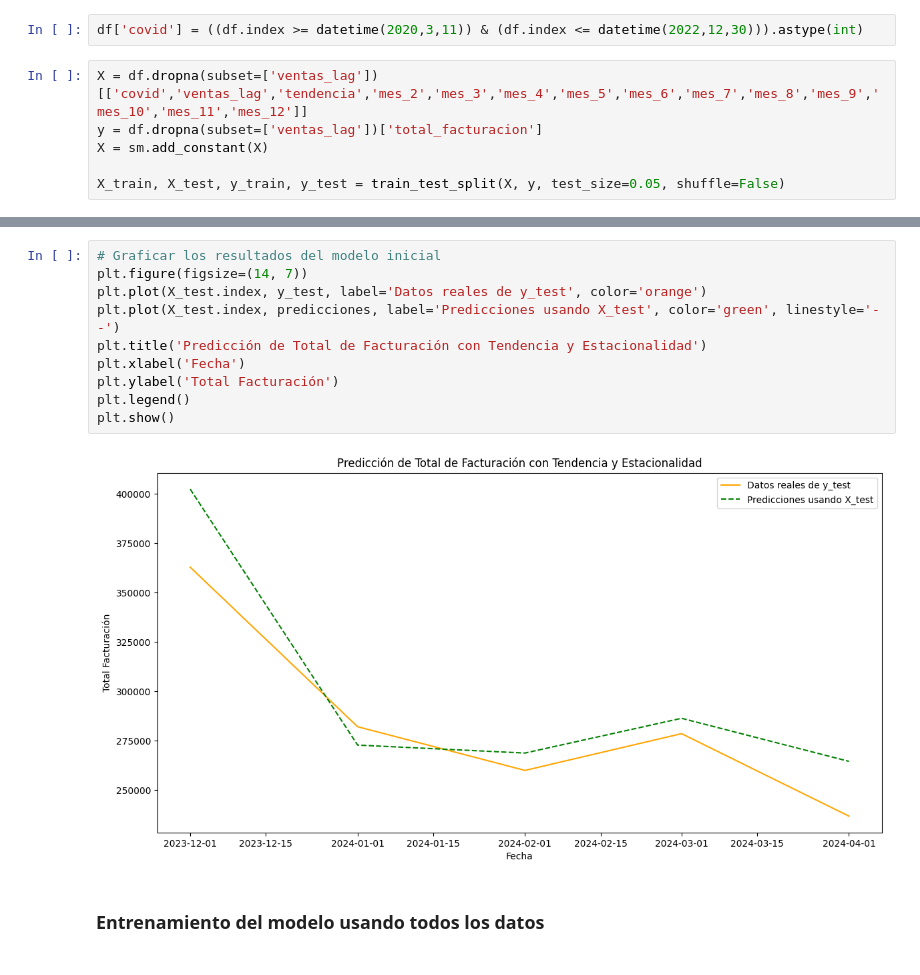
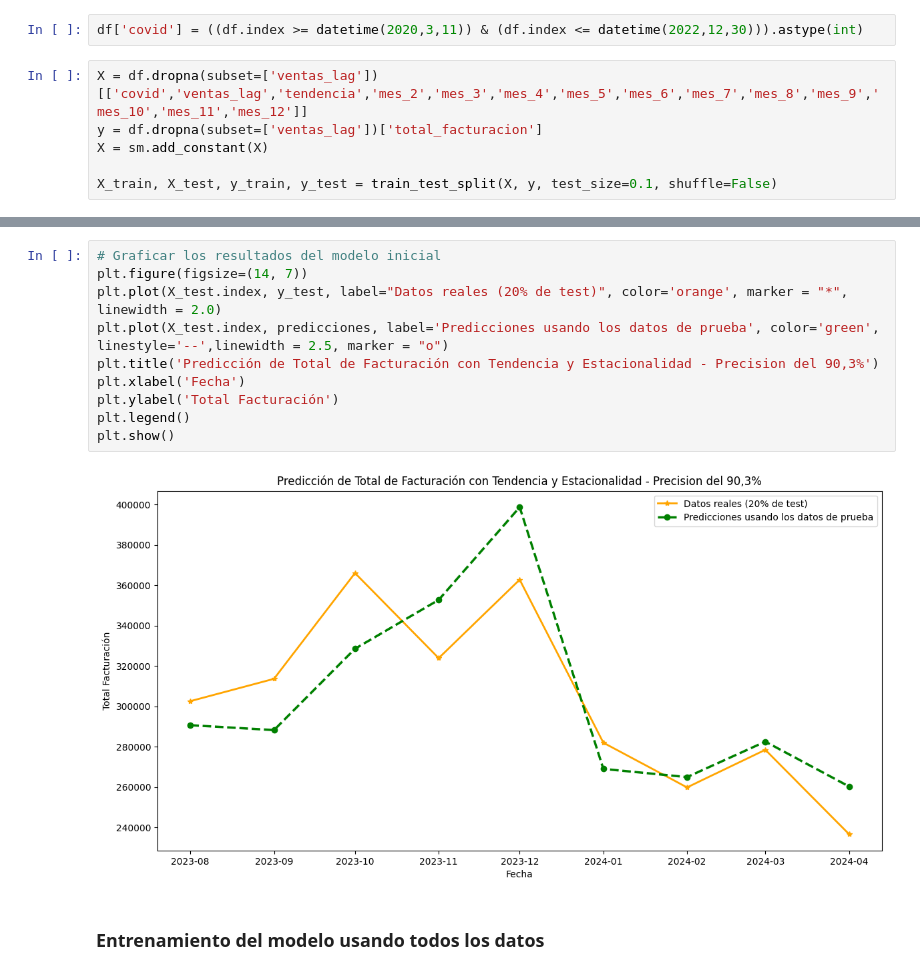
Before and after one commit to gastonbenitez2001/diplomatura_unne, a Jupyter notebook: trabajo_diplo/prueba_corrientes.ipynb, the cells around one changed output, grey strips where cells are left out. Drawn from its saved outputs; the diff is of its cells as text.

```diff
--- a/trabajo_diplo/prueba_corrientes.ipynb
+++ b/trabajo_diplo/prueba_corrientes.ipynb
@@ -299,4 +308,4 @@ X = df.dropna(subset=['ventas_lag'])[['covid','ventas_lag','tendencia','mes_2','
 y = df.dropna(subset=['ventas_lag'])['total_facturacion']
 X = sm.add_constant(X)
 
-X_train, X_test, y_train, y_test = train_test_split(X, y, test_size=0.05, shuffle=False)
+X_train, X_test, y_train, y_test = train_test_split(X, y, test_size=0.1, shuffle=False)
@@ -343,15 +367,15 @@ strong multicollinearity or other numerical problems.
 # %%
 # Graficar los resultados del modelo inicial
 plt.figure(figsize=(14, 7))
-plt.plot(X_test.index, y_test, label='Datos reales de y_test', color='orange')
-plt.plot(X_test.index, predicciones, label='Predicciones usando X_test', color='green', linestyle='--')
-plt.title('Predicción de Total de Facturación con Tendencia y Estacionalidad')
+plt.plot(X_test.index, y_test, label="Datos reales (20% de test)", color='orange', marker = "*", linewidth = 2.0)
+plt.plot(X_test.index, predicciones, label='Predicciones usando los datos de prueba', color='green', linestyle='--',linewidth = 2.5, marker = "o")
+plt.title('Predicción de Total de Facturación con Tendencia y Estacionalidad - Precision del 90,3%')
 plt.xlabel('Fecha')
 plt.ylabel('Total Facturación')
 plt.legend()
 plt.show()
 # %% [output]
-[figure, old version]
+[figure, new version]
 # %% [markdown]
 <h3> Entrenamiento del modelo usando todos los datos </h3>
 # %%
```
Also changed, not shown: parts of 9 cells of this notebook, 3 other files.
